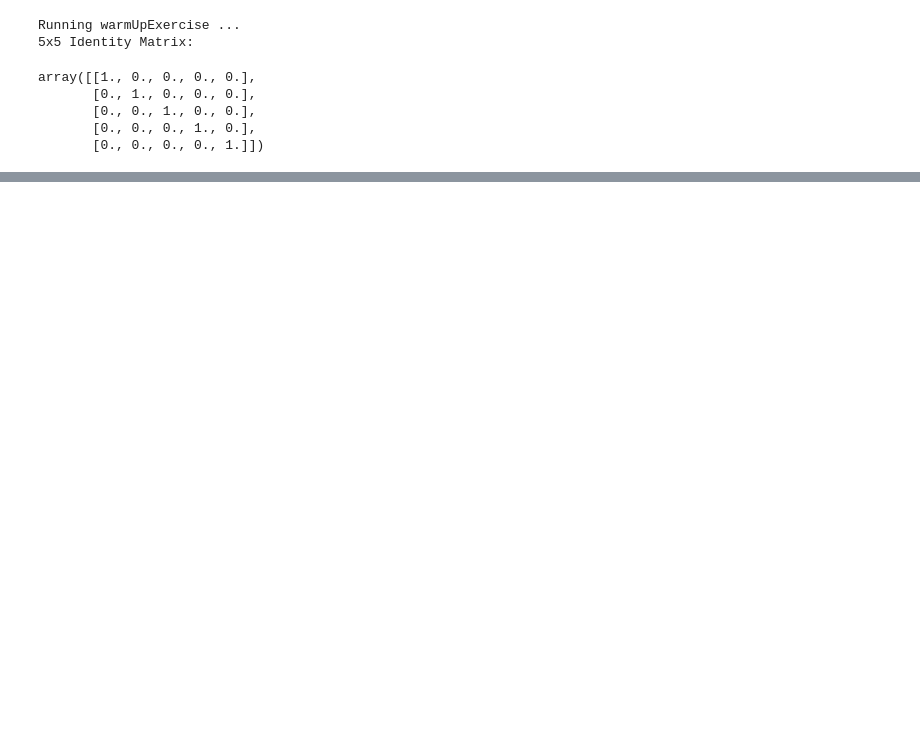
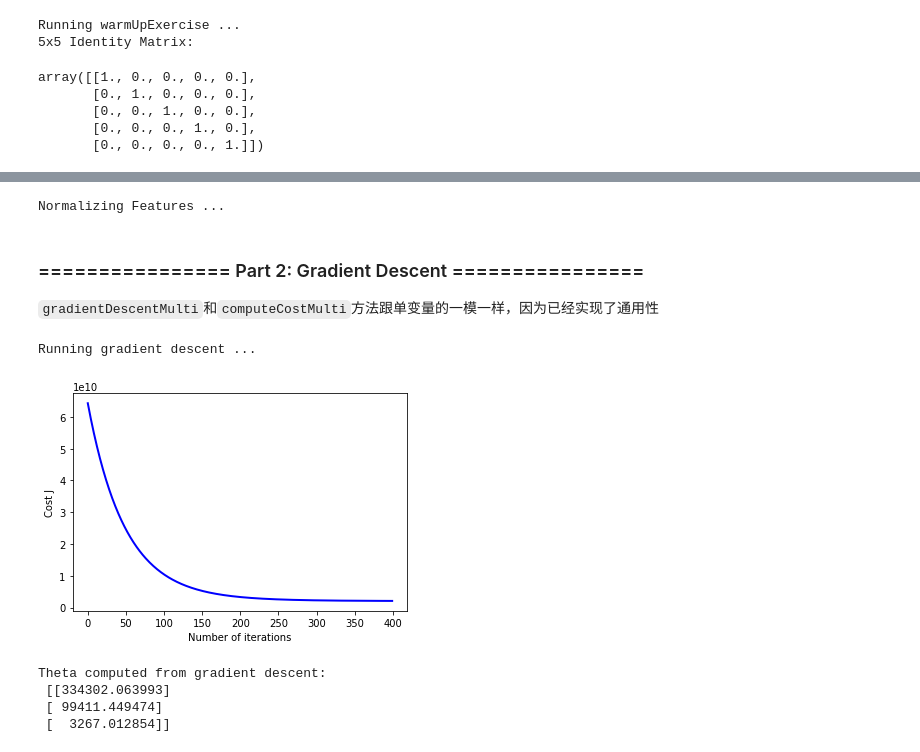
Before and after one commit to StevenPZChan/ml_dl_coursera_Andrew_Ng, a Jupyter notebook: machine-learning-ex1/ex1.ipynb, the cells around one changed output, grey strips where cells are left out. Drawn from its saved outputs; the diff is of its cells as text; code cells hidden in the pictures; blank space fills up the shorter version.

```diff
--- a/machine-learning-ex1/ex1.ipynb
+++ b/machine-learning-ex1/ex1.ipynb
@@ -80,0 +146,13 @@ NameError: name 'computeCost' is not defined
+# %%
+from ex1_multi import *
+print('Loading data ...')
+
+## Load Data
+data = pd.read_csv('ex1data2.txt', header=None)
+X = data.iloc[:, :2]
+y = data.iloc[:, 2]
+
+# Print out some data points
+print('First 10 examples from the dataset: ')
+for i in range(10):
+    print(f' x = [{X.iloc[i, 0]} {X.iloc[i, 1]}], y = {y.iloc[i]} ')
@@ -80,0 +172,43 @@ NameError: name 'computeCost' is not defined
+# %%
+# Scale features and set them to zero mean
+print('Normalizing Features ...')
+
+X, mu, sigma = featureNormalize(X)
+
+# Add intercept term to X
+X.insert(0, None, 1)
+# %% [output]
+Normalizing Features ...
+# %% [markdown]
+### ================ Part 2: Gradient Descent ================
+`gradientDescentMulti`和`computeCostMulti`方法跟单变量的一模一样，因为已经实现了通用性
+# %%
+print('Running gradient descent ...');
+
+# Choose some alpha value
+alpha = 0.01
+num_iters = 400
+
+# Init Theta and Run Gradient Descent
+X = np.array(X)
+y = np.array(pd.DataFrame(y))
+theta = np.zeros((3, 1))
+theta, J_history = gradientDescentMulti(X, y, theta, alpha, num_iters)
+
+# Plot the convergence graph
+from matplotlib import pyplot as plt
+plt.plot(np.arange(num_iters), J_history, '-b', LineWidth=2)
+plt.xlabel('Number of iterations')
+plt.ylabel('Cost J')
+plt.show()
+
+# Display gradient descent's result
+print('Theta computed from gradient descent: ');
+print(f' {theta} ');
+# %% [output]
+Running gradient descent ...
+[figure, added]
+Theta computed from gradient descent:
+ [[334302.063993]
+ [ 99411.449474]
+ [  3267.012854]]
```
Also changed, not shown: parts of 20 cells of this notebook, 33 other files.
